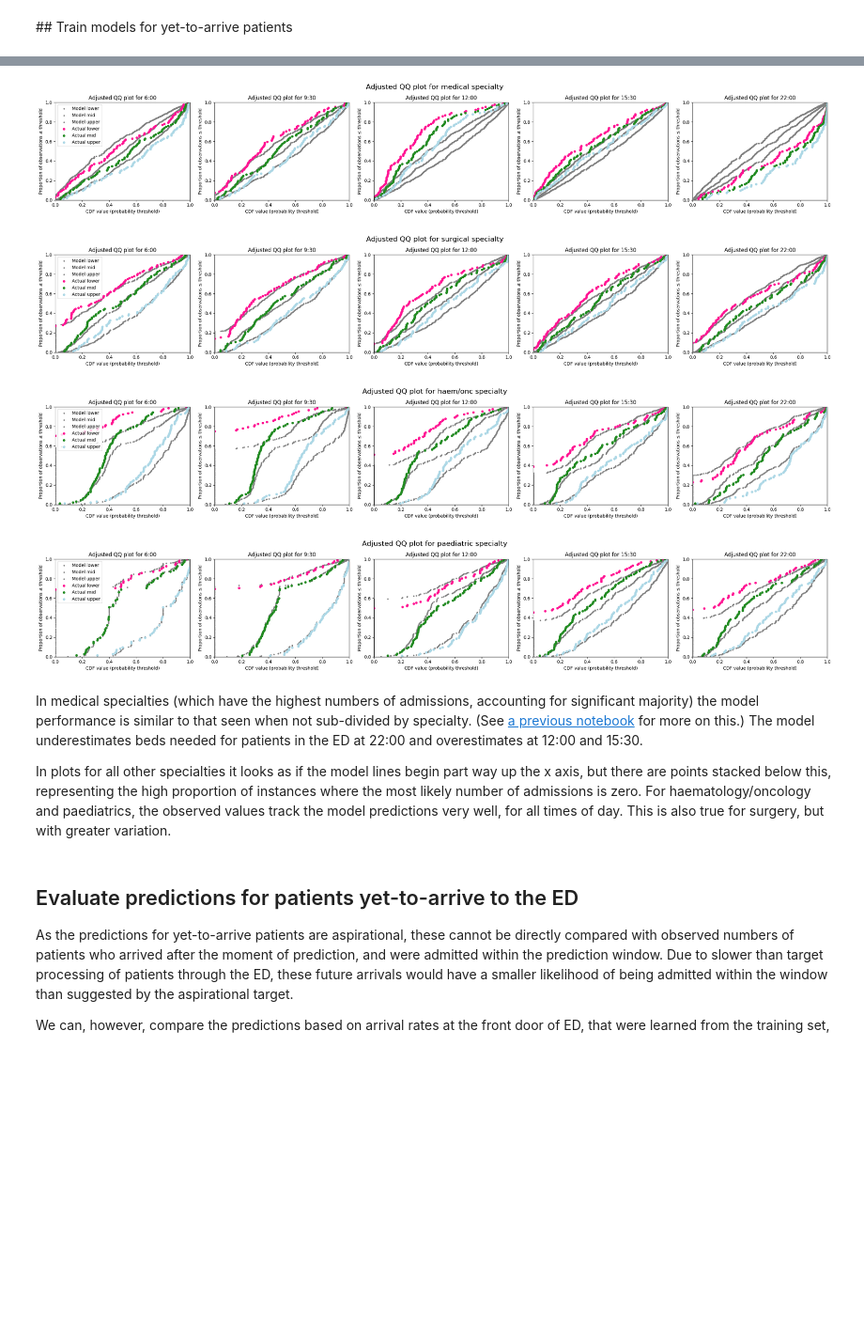
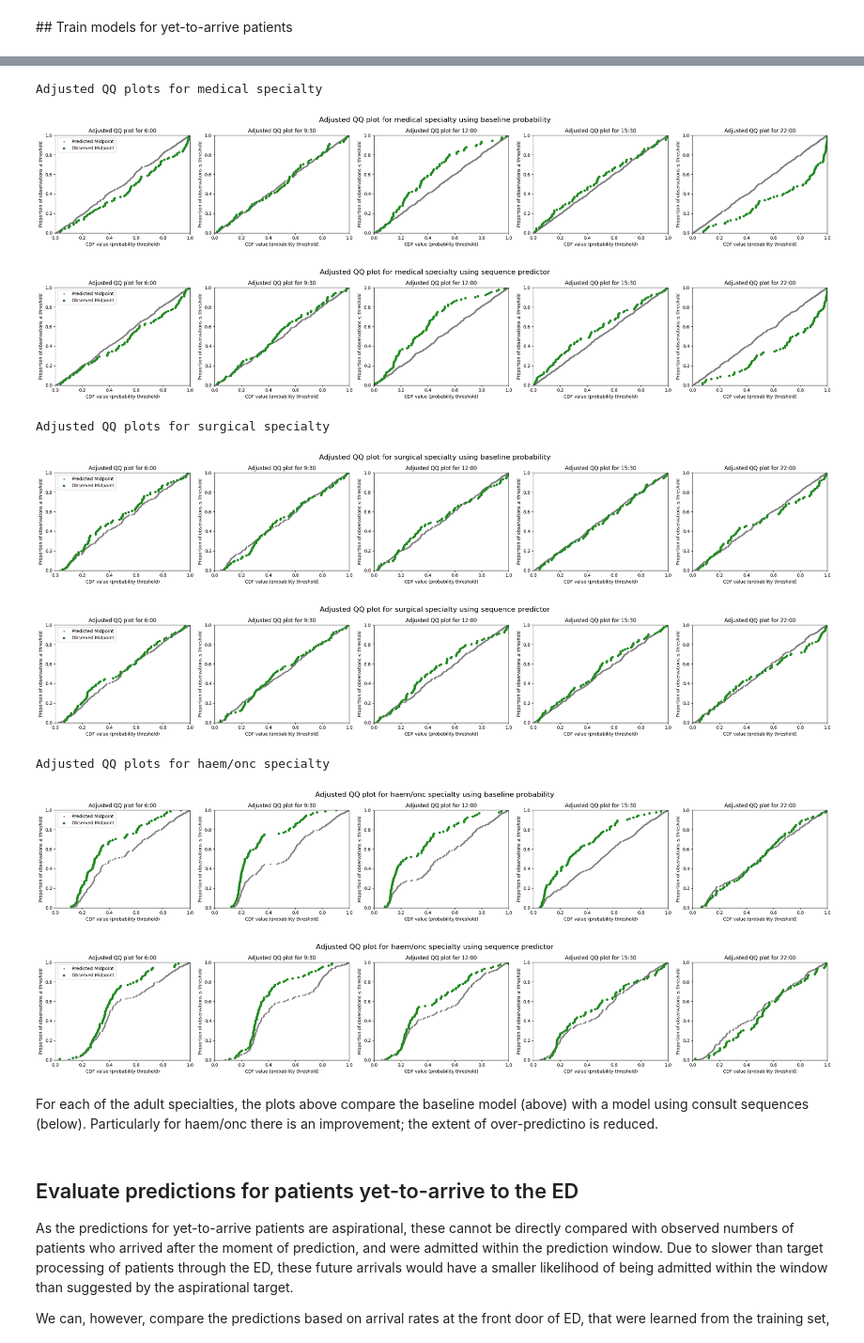
Before and after one commit to UCL-CORU/patientflow, a Jupyter notebook: notebooks/4c_Evaluate_emergency_demand_predictions.ipynb, the cells around one changed output, grey strips where cells are left out. Shown at 94% size. Cells and saved outputs as stored; diff of their text form; code cells hidden in the pictures; blank space fills up the shorter version.

Commit message:
compare sequence predictor with baseline

```diff
--- a/notebooks/4c_Evaluate_emergency_demand_predictions.ipynb
+++ b/notebooks/4c_Evaluate_emergency_demand_predictions.ipynb
@@ -330,12 +388,13 @@ for specialty in specialties:
 # %%
-from patientflow.viz.qq_plot import qq_plot
+from patientflow.viz.adjusted_qq_plot import adjusted_qq_plot
+specialties=['medical', 'surgical', 'haem/onc', 'paediatric']
 
 for specialty in specialties:
 
     specialty_prob_dist = {time: dist_dict[specialty] for time, dist_dict in prob_dist_dict_all.items()}
 
-    qq_plot(ed_visits.prediction_time.unique(),
+    adjusted_qq_plot(ed_visits.prediction_time.unique(),
             specialty_prob_dist,
             model_name="admissions",
-            suptitle=f"QQ plot for {specialty} specialty")
+            suptitle=f"Adjusted QQ plot for {specialty} specialty")
 # %% [output]
@@ -349,0 +415,14 @@ For these reasons, the Adjusted QQ Plots, which are shown below, are more useful
+# %%
+baseline_probs = train_inpatient_arrivals_df[~(train_inpatient_arrivals_df.is_child) &
+                                             (train_inpatient_arrivals_df.specialty.isin(['medical', 'surgical', 'haem/onc']))]['specialty'].value_counts(normalize=True).to_dict()
+baseline_probs['paediatric'] = 0
+
+prob_dist_dict_all_baseline = get_specialty_probability_distributions(
+    test_visits_df=test_visits_df,
+    ed_visits=ed_visits,
+    spec_model=spec_model,
+    admissions_models=admissions_models,
+    model_name=model_name,
+    exclude_from_training_data=exclude_from_training_data,
+    baseline_prob_dict=baseline_probs
+)
@@ -350,23 +447,34 @@ For these reasons, the Adjusted QQ Plots, which are shown below, are more useful
 # %%
 from patientflow.viz.adjusted_qq_plot import adjusted_qq_plot
 
-for specialty in specialties:
+for specialty in ['medical', 'surgical', 'haem/onc']:
 
+    print(f'\nAdjusted QQ plots for {specialty} specialty')
+
+    specialty_prob_dist_baseline = {time: dist_dict[specialty] for time, dist_dict in prob_dist_dict_all_baseline.items()}
     specialty_prob_dist = {time: dist_dict[specialty] for time, dist_dict in prob_dist_dict_all.items()}
 
     adjusted_qq_plot(ed_visits.prediction_time.unique(),
-            specialty_prob_dist,
-            model_name="admissions",
-            suptitle=f"Adjusted QQ plot for {specialty} specialty")
+        specialty_prob_dist_baseline,
+        model_name="admissions",
+        suptitle=f"Adjusted QQ plot for {specialty} specialty using baseline probability")
+
+    adjusted_qq_plot(ed_visits.prediction_time.unique(),
+        specialty_prob_dist,
+        model_name="admissions",
+        suptitle=f"Adjusted QQ plot for {specialty} specialty using sequence predictor")
 # %% [output]
+Adjusted QQ plots for medical specialty
-[figure, old version]
+[figure, new version]
-[figure, old version]
+[figure, new version]
+Adjusted QQ plots for surgical specialty
-[figure, old version]
+[figure, new version]
-[figure, old version]
+[figure, new version]
+Adjusted QQ plots for haem/onc specialty
+[figure, added]
+[figure, added]
-# %% [markdown]
-In medical specialties (which have the highest numbers of admissions, accounting for significant majority) the model performance is similar to that seen when not sub-divided by specialty. (See [a previous notebook](3b_Evaluate_group_snapshots.ipynb) for more on this.) The model underestimates beds needed for patients in the ED at 22:00 and overestimates at 12:00 and 15:30.
-
-In plots for all other specialties it looks as if the model lines begin part way up the x axis, but there are points stacked below this, representing the high proportion of instances where the most likely number of admissions is zero. For haematology/oncology and paediatrics, the observed values track the model predictions very well, for all times of day. This is also true for surgery, but with greater variation.
+# %% [markdown]
+For each of the adult specialties, the plots above compare the baseline model (above) with a model using consult sequences (below). Particularly for haem/onc there is an improvement; the extent of over-predictino is reduced.
 # %% [markdown]
 ## Evaluate predictions for patients yet-to-arrive to the ED
 
```
Also changed, not shown: parts of 13 cells of this notebook.
